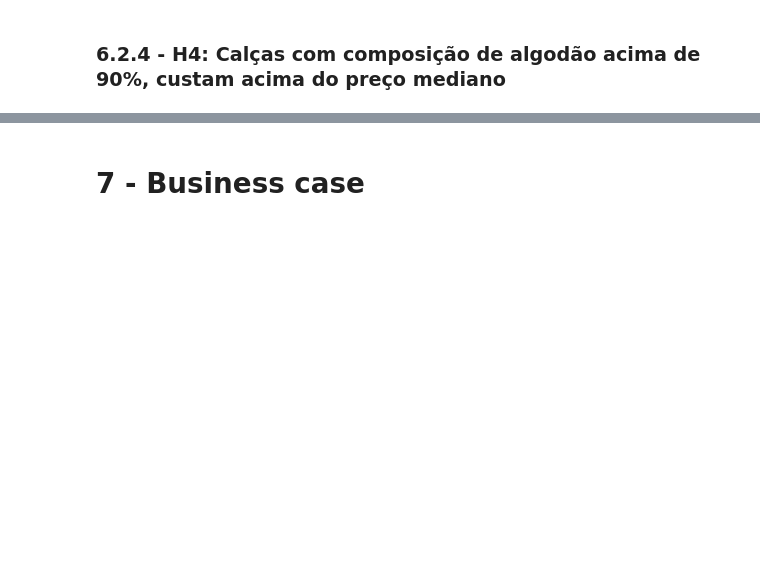
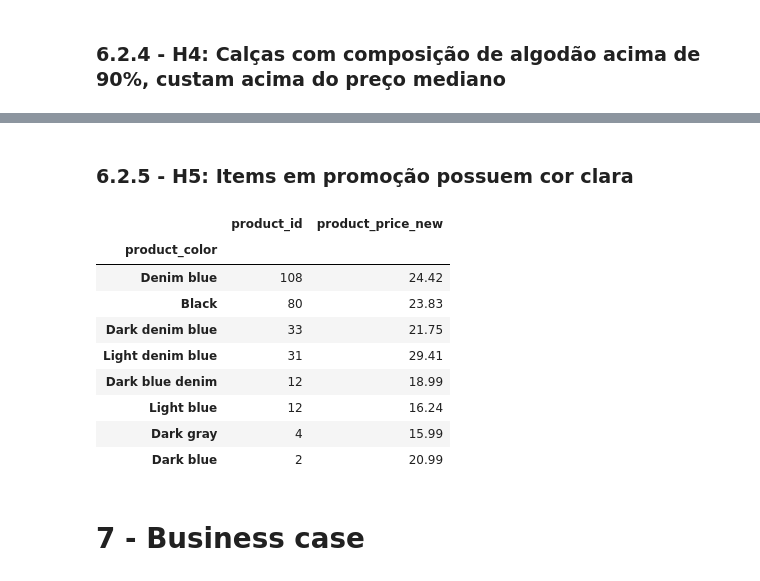
Before and after one commit to Mat004/Web-Scraping-Star-Jeans, a Jupyter notebook: p02_webscraping.ipynb, the cells around one changed output, grey strips where cells are left out. Saved outputs shown, nothing was run; the diff lists cells and outputs as text; code cells hidden in the pictures; blank space fills up the shorter version.

```diff
--- a/p02_webscraping.ipynb
+++ b/p02_webscraping.ipynb
@@ -766,2 +792,23 @@ Esse produto custava U$79.50 e com o desconto passou a ser U$39.99.
+# %% [markdown]
+### 6.2.5 - H5: Items em promoção possuem cor clara
+# %%
+#######################################
+# H5 - H&M
+#######################################
+
+data_5_aux = data_hm.loc[data_hm['product_price_new']>0, :]
+data_5 = data_5_aux[['product_id', 'product_color', 'product_price_new']].groupby('product_color').agg({'product_id':'count', 'product_price_new':'mean'})
+data_5.sort_values(ascending=False, by=['product_id'])
+# %% [output]
+|  | product_id | product_price_new |
+| product_color |  |  |
+| Denim blue | 108 | 24.42 |
+| Black | 80 | 23.83 |
+| Dark denim blue | 33 | 21.75 |
+| Light denim blue | 31 | 29.41 |
+| Dark blue denim | 12 | 18.99 |
+| Light blue | 12 | 16.24 |
+| Dark gray | 4 | 15.99 |
+| Dark blue | 2 | 20.99 |
 # %% [markdown]
 # 7 - Business case
```
Also changed, not shown: parts of 32 cells of this notebook.
